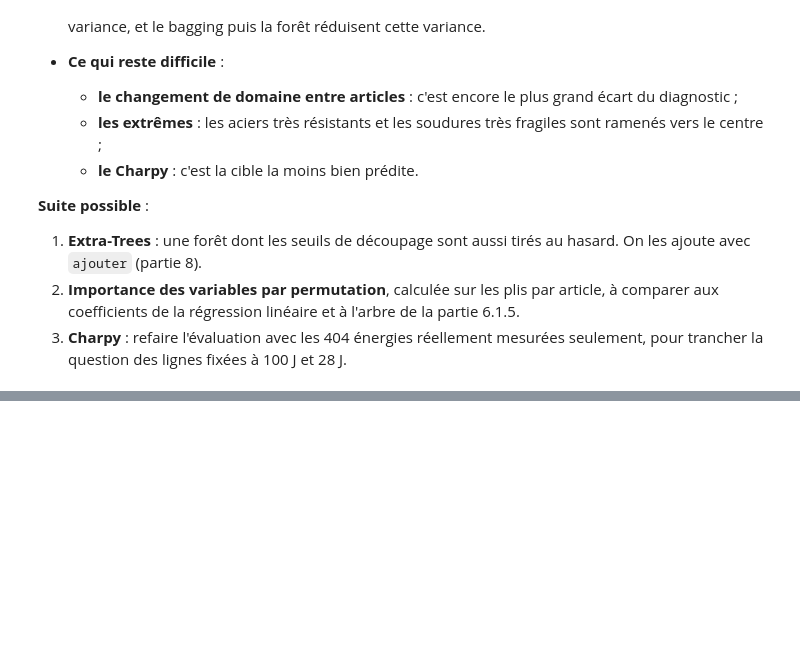
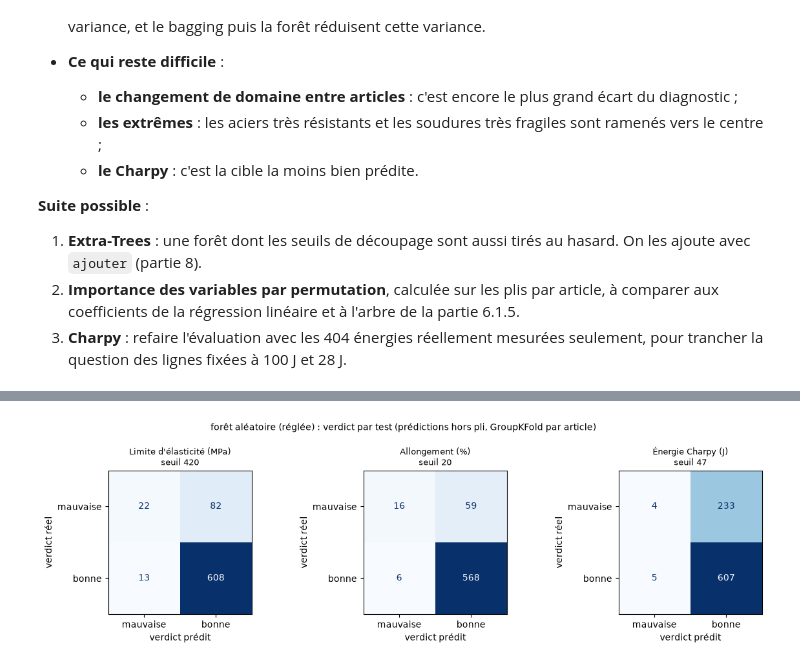
Before and after one commit to marglgls/Projet-ML-soudures, a Jupyter notebook: modeles.ipynb, the cells around one changed output, grey strips where cells are left out. Drawn from its saved outputs; the diff is of its cells as text; code cells hidden in the pictures; blank space fills up the shorter version.

Commit message:
feature(modeles.ipynb) : ajout d'un verdit bonne/mauvaise soudure en partie 10 - résultats très insatisfaisants

```diff
--- a/modeles.ipynb
+++ b/modeles.ipynb
@@ -1259,0 +1297,14 @@ RMSE en validation croisée par article
+# %%
+from ml_dataset import CHARPY_T
+
+# Classe ISO 2560-A E 42 3 (équivalent AWS A5.1 E7018) : les trois minimums du métal déposé.
+SEUILS = {"yield": 420, "elongation": 20, "charpy": 47}  # MPa, %, J
+T_CHARPY = -30                                             # °C : le « 3 » de E 42 3
+FORET = "forêt aléatoire (réglée)"
+CIBLES_CLASSIF = list(SEUILS)
+
+display(pd.DataFrame({
+    "seuil": [f"≥ {SEUILS[c]}" for c in CIBLES_CLASSIF],
+    "lignes mesurées": [len(donnees[c][1]) for c in CIBLES_CLASSIF],
+    "part qui passe le seuil": [(donnees[c][1] >= SEUILS[c]).mean() for c in CIBLES_CLASSIF],
+}, index=[NOMS[c] for c in CIBLES_CLASSIF]).round(2))
@@ -1259,0 +1325,44 @@ RMSE en validation croisée par article
+# %%
+from sklearn.metrics import (ConfusionMatrixDisplay, balanced_accuracy_score,
+                             confusion_matrix, precision_score, recall_score)
+
+ETIQUETTES = ["mauvaise", "bonne"]
+
+
+def mesures_classif(reel_bon, predit_bon):
+    """Mesures du verdict, la classe « mauvaise » (False) étant celle à détecter."""
+    m = confusion_matrix(reel_bon, predit_bon, labels=[False, True])
+    return m, {
+        "lignes": len(reel_bon),
+        "mauvaises réelles": int(m[0].sum()),
+        "rappel « mauvaise »": recall_score(reel_bon, predit_bon, pos_label=False),
+        "précision « mauvaise »": precision_score(reel_bon, predit_bon, pos_label=False,
+                                                  zero_division=0),
+        "exactitude équilibrée": balanced_accuracy_score(reel_bon, predit_bon),
+        "mauvaises acceptées": int(m[0, 1]),
+        "bonnes rejetées": int(m[1, 0]),
+    }
+
+
+matrices, lignes = {}, []
+for cible in CIBLES_CLASSIF:
+    y = donnees[cible][1]
+    reel_bon = y >= SEUILS[cible]                             # mesure ≥ seuil
+    predit_bon = predictions[(cible, FORET)] >= SEUILS[cible]  # prédiction hors pli ≥ seuil
+    matrices[cible], m = mesures_classif(reel_bon, predit_bon)
+    lignes.append({"test": NOMS[cible], **m})
+classif_tests = pd.DataFrame(lignes).set_index("test").round(2)
+display(classif_tests)
+
+fig, axes = plt.subplots(1, 3, figsize=(12, 3.6))
+for ax, cible in zip(axes, CIBLES_CLASSIF):
+    ConfusionMatrixDisplay(matrices[cible], display_labels=ETIQUETTES).plot(
+        ax=ax, cmap="Blues", colorbar=False)
+    ax.set_title(f"{NOMS[cible]}\nseuil {SEUILS[cible]}", fontsize=9)
+    ax.set_xlabel("verdict prédit"); ax.set_ylabel("verdict réel")
+fig.suptitle(f"{FORET} : verdict par test (prédictions hors pli, GroupKFold par article)",
+             fontsize=10)
+fig.tight_layout()
+fig.savefig(FIGURES / "classification_confusion.pdf", bbox_inches="tight")
+plt.show()
+# %% [output]
@@ -1259,0 +1374 @@ RMSE en validation croisée par article
+[figure, added]
```
Also changed, not shown: parts of 17 cells of this notebook, 3 other files.
